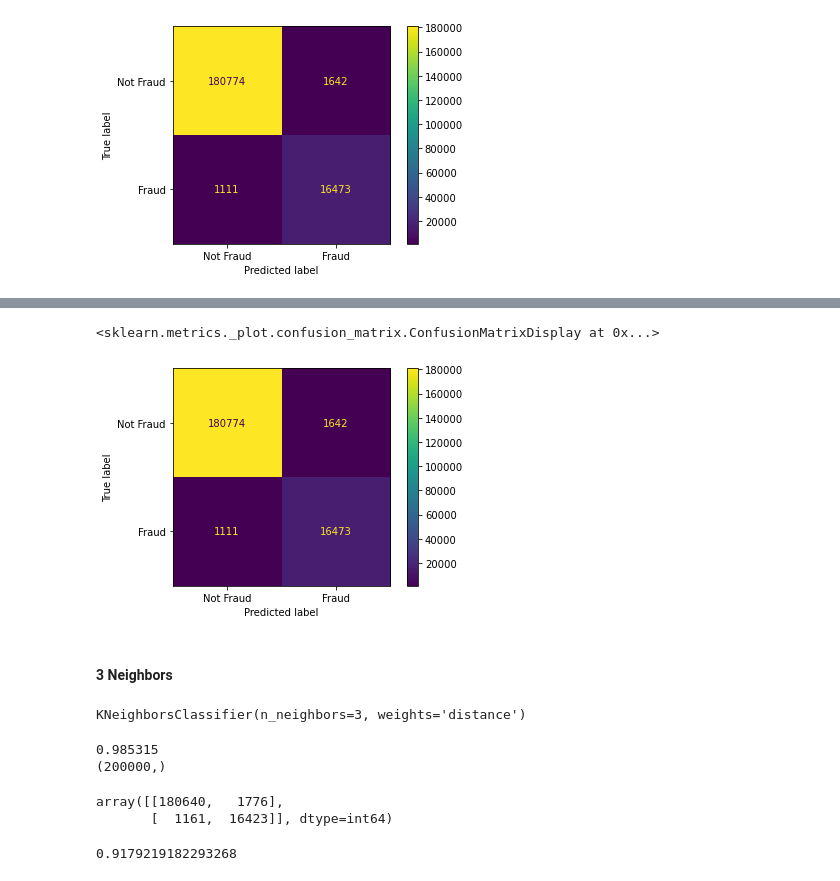
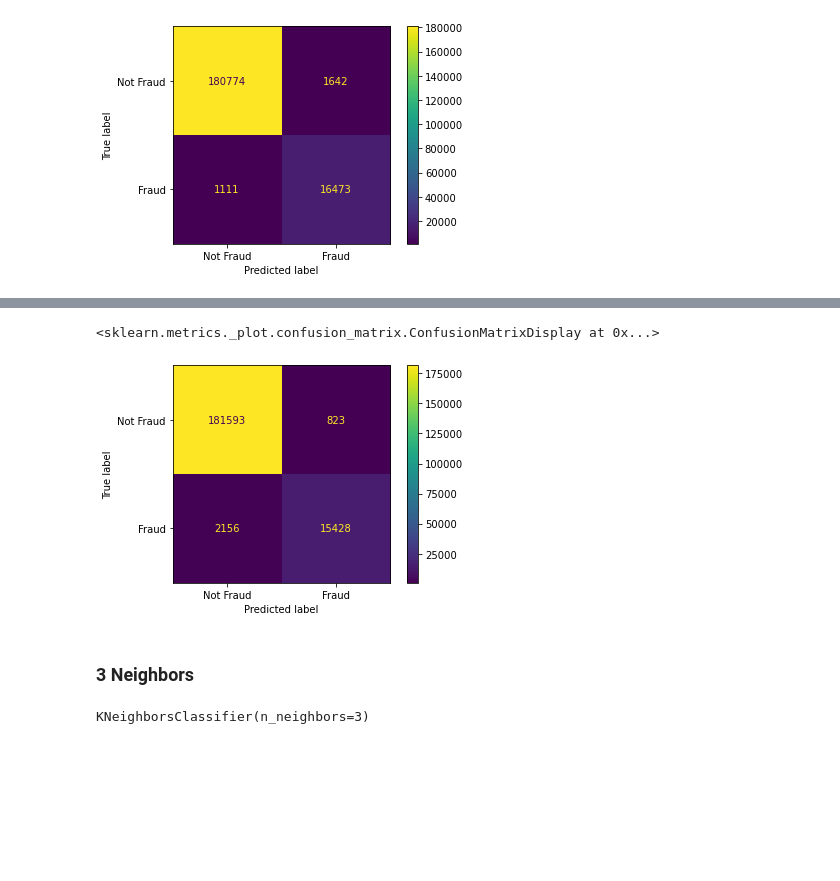
Before and after one commit to wavyvone/Credit_Card_Fraud, a Jupyter notebook: Mini-Project 2 - KNN.ipynb, the cells around one changed output, grey strips where cells are left out. Drawn from its saved outputs; the diff is of its cells as text; code cells hidden in the pictures; blank space fills up the shorter version.

```diff
--- a/Mini-Project 2 - KNN.ipynb
+++ b/Mini-Project 2 - KNN.ipynb
@@ -142,32 +143,15 @@ f1_score(test_Y, predict_Y_knn)
 # %%
-confusion_matrix2 = np.array([[180774,   1642],
-       [  1111,  16473]])
+confusion_matrix2 = np.array([[181593,    823],
+       [  2156,  15428]])
 disp = ConfusionMatrixDisplay(confusion_matrix=confusion_matrix2, display_labels=["Not Fraud", "Fraud"])
 disp.plot()
 # %% [output]
 <sklearn.metrics._plot.confusion_matrix.ConfusionMatrixDisplay at 0x...>
-[figure, old version]
+[figure, new version]
 # %% [markdown]
-#### 3 Neighbors
+### 3 Neighbors
 # %%
-ccdata_knn = KNeighborsClassifier(weights="distance", n_neighbors=3)
+ccdata_knn = KNeighborsClassifier(weights="uniform", n_neighbors=3)
 ccdata_knn.fit(train_X, train_Y)
 # %% [output]
-KNeighborsClassifier(n_neighbors=3, weights='distance')
+KNeighborsClassifier(n_neighbors=3)
-# %%
-predict_Y_knn = ccdata_knn.predict(test_X)
-acc_knn = accuracy_score(test_Y, predict_Y_knn)
-print(acc_knn)
-print(predict_Y_knn.shape)
-# %% [output]
-0.985315
-(200000,)
-# %%
-confusion_matrix(test_Y, predict_Y_knn)
-# %% [output]
-array([[180640,   1776],
-       [  1161,  16423]], dtype=int64)
-# %%
-f1_score(test_Y, predict_Y_knn)
-# %% [output]
-0.9179219182293268
```
Also changed, not shown: parts of 43 cells of this notebook.
